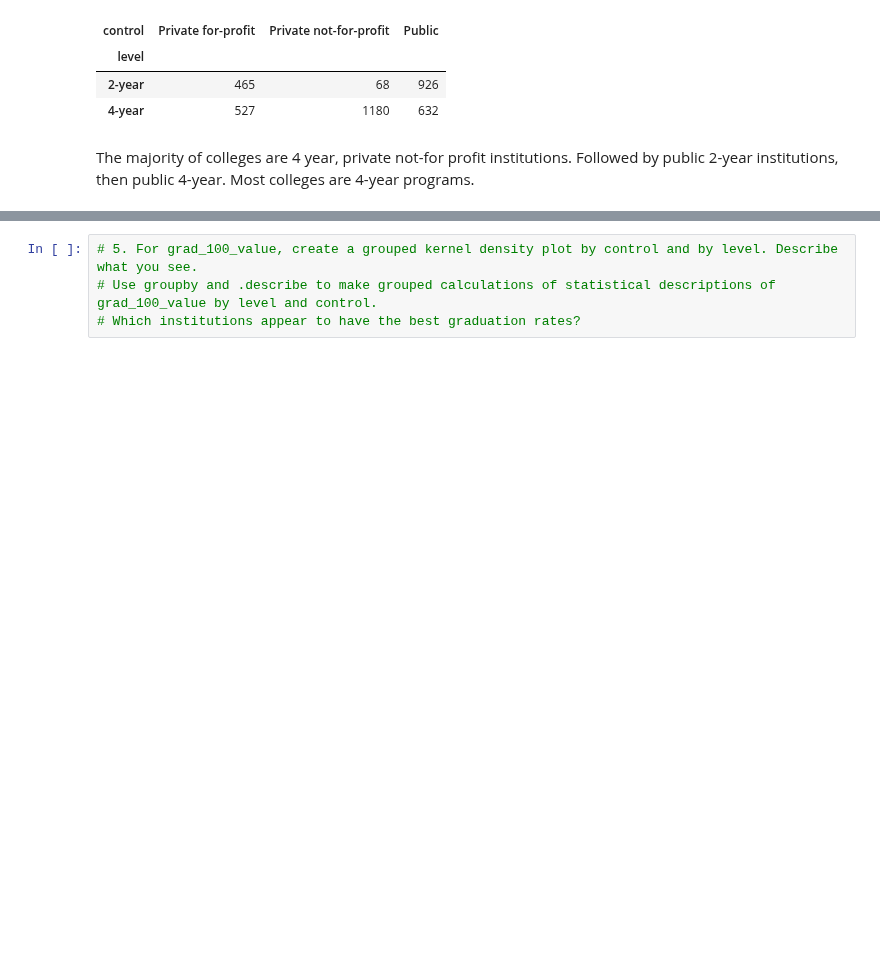
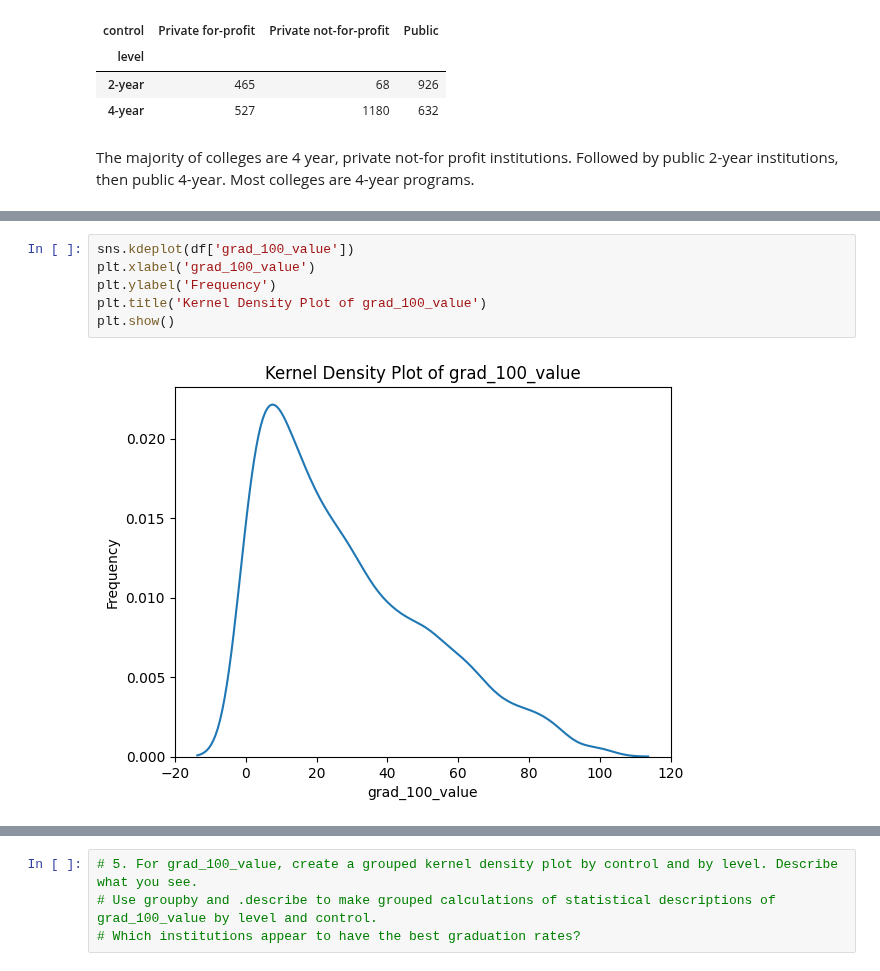
Before and after one commit to natalieassaad/visualization, a Jupyter notebook: assignment/assignment.ipynb, the cells around one changed output, grey strips where cells are left out. Drawn from its saved outputs; the diff is of its cells as text; blank space fills up the shorter version.

```diff
--- a/assignment/assignment.ipynb
+++ b/assignment/assignment.ipynb
@@ -57,0 +66,8 @@ The majority of colleges are 4 year, private not-for profit institutions. Follow
+# %%
+sns.kdeplot(df['grad_100_value'])
+plt.xlabel('grad_100_value')
+plt.ylabel('Frequency')
+plt.title('Kernel Density Plot of grad_100_value')
+plt.show()
+# %% [output]
+[figure, added]
```
Also changed, not shown: parts of 3 cells of this notebook.
